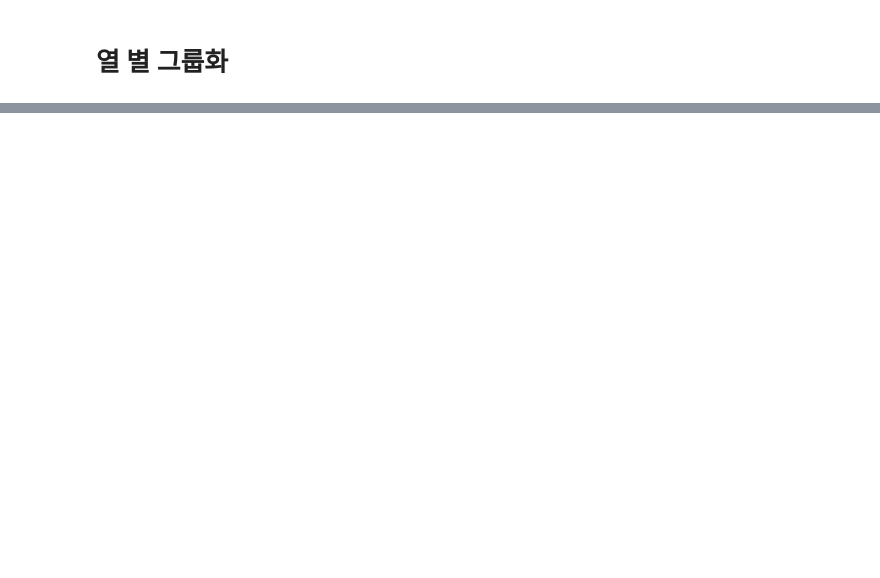
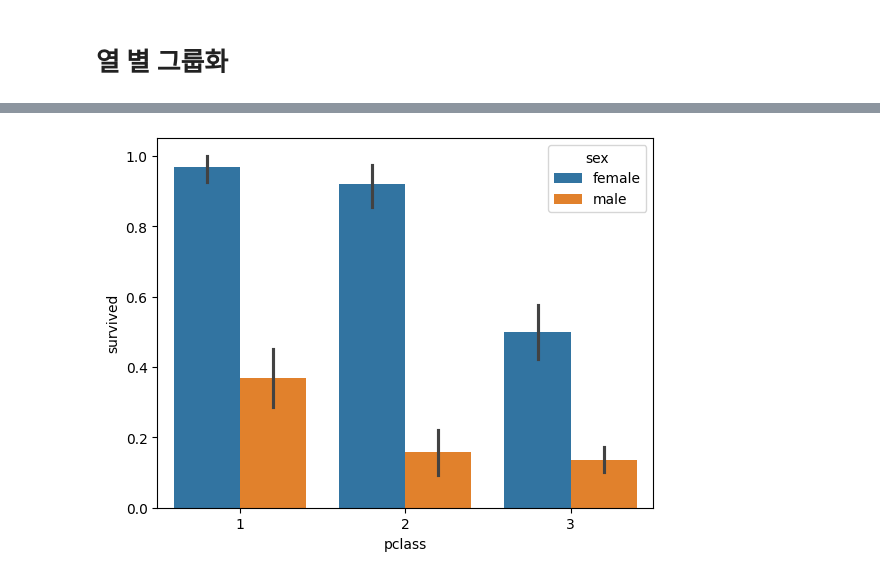
Before and after one commit to wamong/2025-1-myclass-BDA, a Jupyter notebook: inclass/04w_B_wed_0326_dataframe_application.ipynb, the cells around one changed output, grey strips where cells are left out. Cells and saved outputs as stored; diff of their text form; code cells hidden in the pictures; blank space fills up the shorter version.

```diff
--- a/inclass/04w_B_wed_0326_dataframe_application.ipynb
+++ b/inclass/04w_B_wed_0326_dataframe_application.ipynb
@@ -463,0 +523,4 @@ dtype: int64
+# %%
+sns.barplot(titanic, x="pclass", y="survived", hue="sex");
+# %% [output]
+[figure, added]
```
Also changed, not shown: parts of 66 cells of this notebook.
